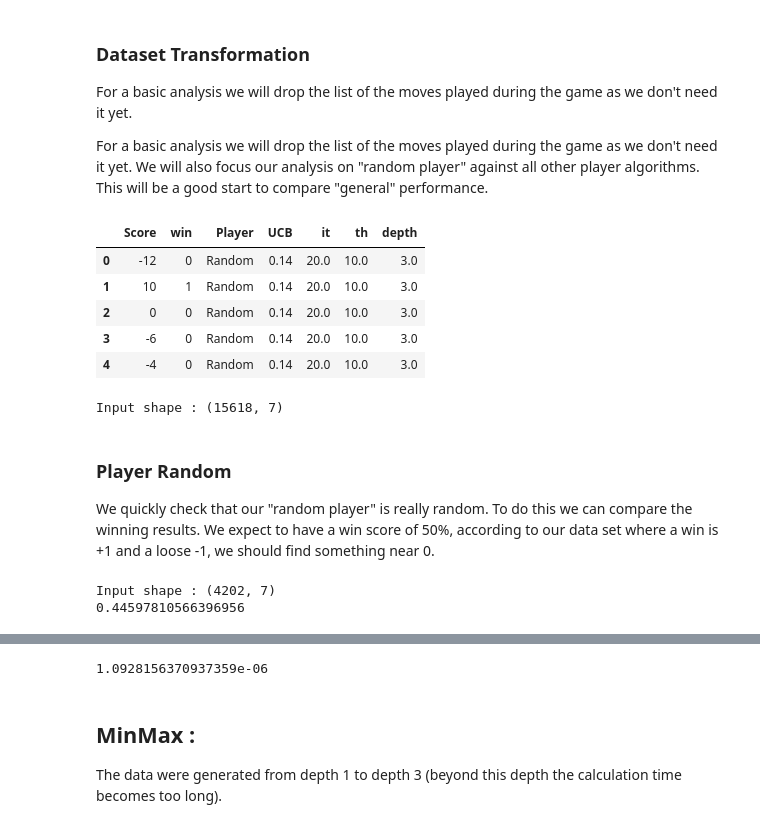
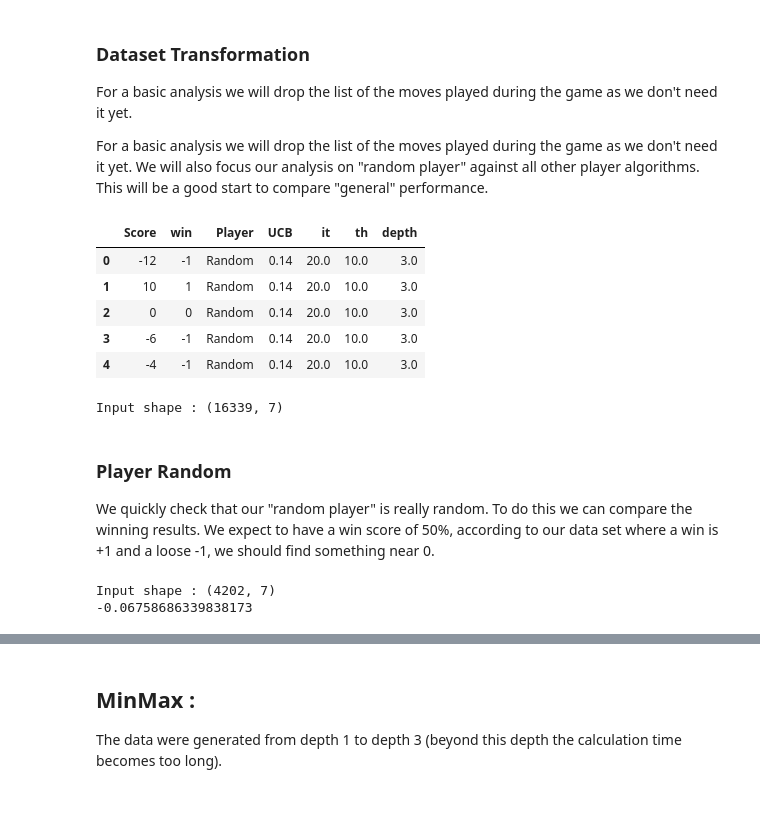
Before and after one commit to hippolyte456/Othello_2022, a Jupyter notebook: othello/analyse.ipynb, the cells around one changed output, grey strips where cells are left out. Saved outputs shown, nothing was run; the diff lists cells and outputs as text; code cells hidden in the pictures.

```diff
--- a/othello/analyse.ipynb
+++ b/othello/analyse.ipynb
@@ -42,40 +42,40 @@ def get_win(row) -> int :
     Return 1 if the IA player won else -1 (0 = equality)
     """
     if (row['Player 1'] != 'Random' and row['Score'] > 0) or (row['PLayer 2'] != 'Random' and row['Score'] < 0) :
         return 1
     elif row['Score'] == 0 :
         return 0
     elif (row['Player 1'] == 'Random' and row['PLayer 2'] == 'Random' and row['Score'] > 0):
         return 1 # Random vs Random we will get the player 1 as a reference
     else :
-        return 0 # for the moment we are just loking at win
+        return -1 # for the moment we are just looking at win
 
 df['win'] = df.apply(lambda row: get_win(row), axis=1)
 
 def merge_players(row):
     """
     Merge player 1 and player 2 to remove the 'useless' player (random)
     Merge also the parameters
     """
     if row['Player 1'] != 'Random' :
         return str(row['Player 1']) + ";" + str(row['UCB 1']) + ";" + str(row['it 1']) + ";" + str(row['th 1']) + ";" + str(row['depth 1'])
     else :
         return str(row['PLayer 2']) + ";" + str(row['UCB2']) + ";" + str(row['it 2'])+ ";" + str(row['th 2'])+ ";" + str(row['depth 2'])
 
 df['Player'] = df.apply(lambda row: merge_players(row), axis = 1)
 df[['Player', 'UCB', 'it', 'th', 'depth']] = df.Player.str.split(";",expand=True)
 df2 = df.drop(df.iloc[:, 0:2].columns, axis=1) # Remove previous columns
 df2 = df2.drop(df2.iloc[:, 1:9].columns, axis=1) # Remove previous columns
 display(df2.head()) # UCB, it, th, depth are useless for random player
 print("Input shape : {}".format(df2.shape))
 # %% [output]
 |  | Score | win | Player | UCB | it | th | depth |
-| 0 | -12 | 0 | Random | 0.14 | 20.0 | 10.0 | 3.0 |
+| 0 | -12 | -1 | Random | 0.14 | 20.0 | 10.0 | 3.0 |
 | 1 | 10 | 1 | Random | 0.14 | 20.0 | 10.0 | 3.0 |
 | 2 | 0 | 0 | Random | 0.14 | 20.0 | 10.0 | 3.0 |
-| 3 | -6 | 0 | Random | 0.14 | 20.0 | 10.0 | 3.0 |
-| 4 | -4 | 0 | Random | 0.14 | 20.0 | 10.0 | 3.0 |
+| 3 | -6 | -1 | Random | 0.14 | 20.0 | 10.0 | 3.0 |
+| 4 | -4 | -1 | Random | 0.14 | 20.0 | 10.0 | 3.0 |
-Input shape : (15618, 7)
+Input shape : (16339, 7)
 # %% [markdown]
 ### Player Random
 
@@ -87,7 +87,7 @@ print("Input shape : {}".format(df_random.shape))
 print(df_random_win.mean())
 # %% [output]
 Input shape : (4202, 7)
-0.44597810566396956
+-0.06758686339838173
 # %% [markdown]
 In our dataset, over 900 games we get an average of -0.0.388. So close to 0 as we expected. We can also check the distribution of the score. If the game is correctly programmed, the score data should follow a normal distribution.
 
@@ -102,8 +102,6 @@ x1, pvalue1 = shapiro(df_random_score)
 # g = sns.displot(df_random_score, kde=True)
 # g.fig.suptitle('Score Distribution for Random Player')
 # g.savefig('./images/Random_Player_Score_Distribution.png')
-# %% [output]
-1.0928156370937359e-06
 # %% [markdown]
 ## MinMax :
 
```
Also changed, not shown: parts of 5 cells of this notebook, 6 other files.
